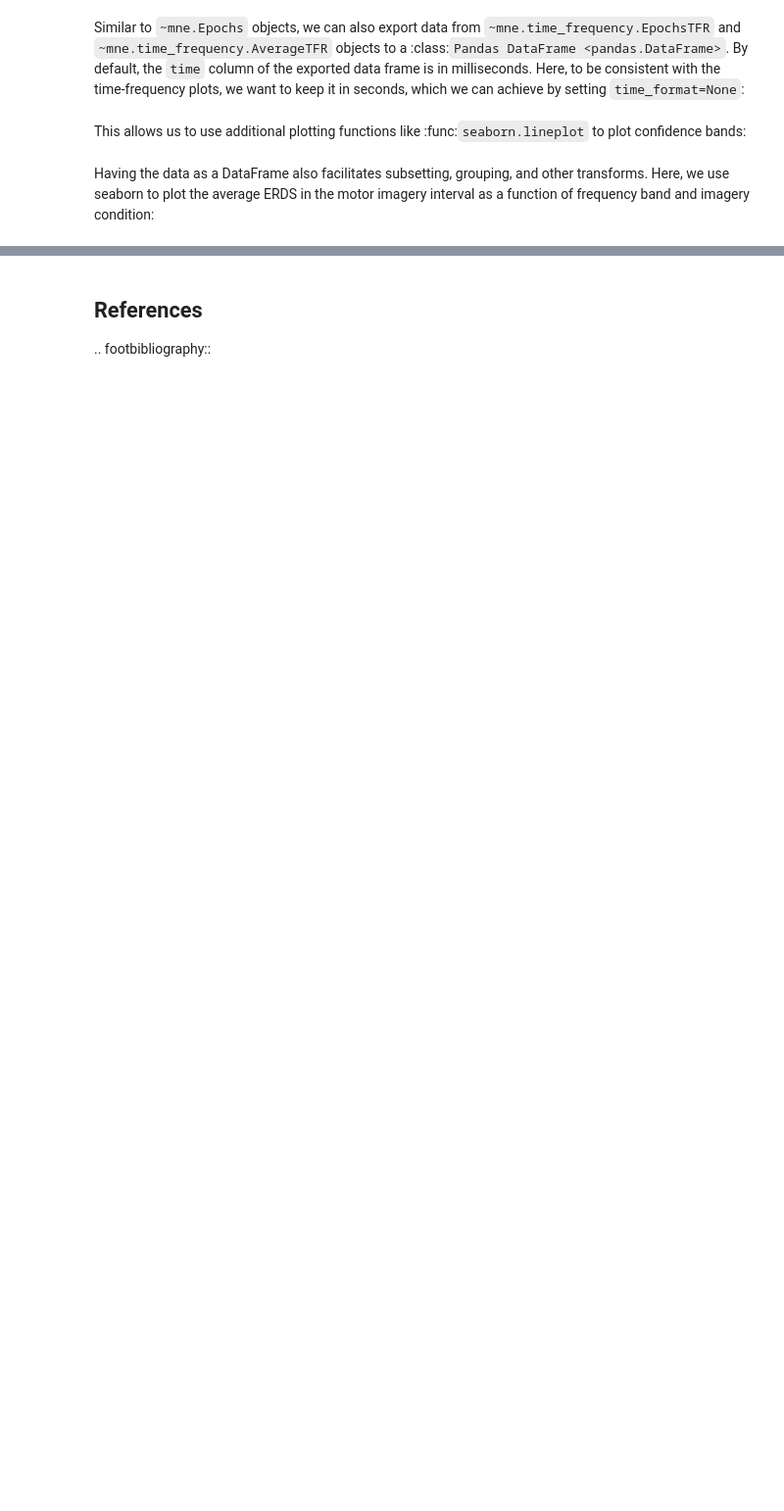
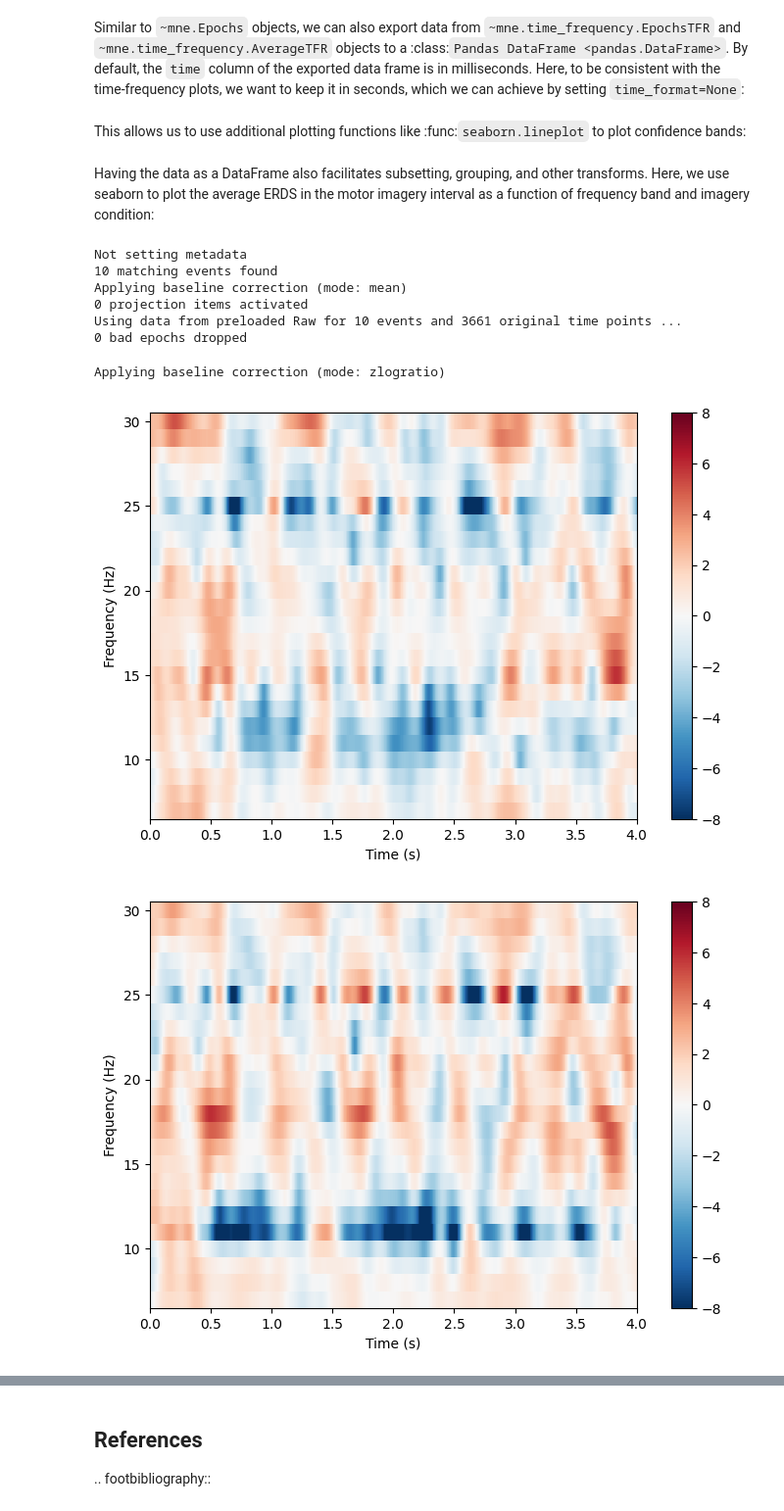
Before and after one commit to DumbDane/electroencephalogaming, a Jupyter notebook: src/electroencephalogaming/time_frequency_erds.ipynb, the cells around one changed output, grey strips where cells are left out. Shown at 98% size. Drawn from its saved outputs; the diff is of its cells as text; code cells hidden in the pictures; blank space fills up the shorter version.

Commit message:
add plots and script for generating classification reports

```diff
--- a/src/electroencephalogaming/time_frequency_erds.ipynb
+++ b/src/electroencephalogaming/time_frequency_erds.ipynb
@@ -55,7 +55,7 @@ subject 1 (these runs contains hand and feet motor imagery).
 # rename descriptions to be more easily interpretable
 # raw.annotations.rename(dict(T1="hands", T2="feet"))
 
+subject = "laurids"
 subject = "chris"
-subject = "laurids"
-raw_fnames = glob(f"data/scratch/{subject}/*[2345]*/*raw.fif")
+raw_fnames = glob(f"data/scratch/{subject}/*4*/*raw.fif")
 raw = concatenate_raws([read_raw_fif(f, preload=True) for f in raw_fnames])
@@ -229,3 +289,44 @@ g.map(plt.axhline, **axline_kw)
 g.set_axis_labels("", "ERDS")
 g.set_titles(col_template="{col_name}", row_template="{row_name}")
 g.fig.subplots_adjust(left=0.1, right=0.9, top=0.9, bottom=0.3)
+# %%
+epochs_new = mne.Epochs(
+    raw,
+    events,
+    event_id=[90],
+    tmin=tmin - 0.5,
+    tmax=tmax + 0.5,
+    picks=("C3", "Cz", "C4"),
+    baseline=(-0.5, 0),
+    preload=True,
+)
+# %% [output]
+Not setting metadata
+10 matching events found
+Applying baseline correction (mode: mean)
+0 projection items activated
+Using data from preloaded Raw for 10 events and 3661 original time points ...
+0 bad epochs dropped
+# %%
+freqs = np.logspace(*np.log10([8, 30]), num=16)
+freqs = np.arange(7, 31)
+n_cycles = freqs / 2.0  # different number of cycle per frequency
+power, itc = epochs_new.compute_tfr(
+    method="morlet",
+    freqs=freqs,
+    n_cycles=n_cycles,
+    average=True,
+    return_itc=True,
+    decim=3
+)
+# %%
+vmin, vmax = -8, 8  # set min and max ERDS values in plot
+baseline = (-1, 0)  # baseline interval (in s)
+cnorm = TwoSlopeNorm(vmin=vmin, vcenter=0, vmax=vmax)  # min, center & max ERDS
+# %%
+power.plot(picks=["eeg"], baseline=(-0.5, 0), mode="zlogratio", tmin=0, tmax=4, combine="mean", cnorm=cnorm, show=False)
+plt.title("Time Frequency for condition 90");
+# %% [output]
+Applying baseline correction (mode: zlogratio)
+[figure, added]
+[figure, added]
```
Also changed, not shown: parts of 7 cells of this notebook, 3 other files.
